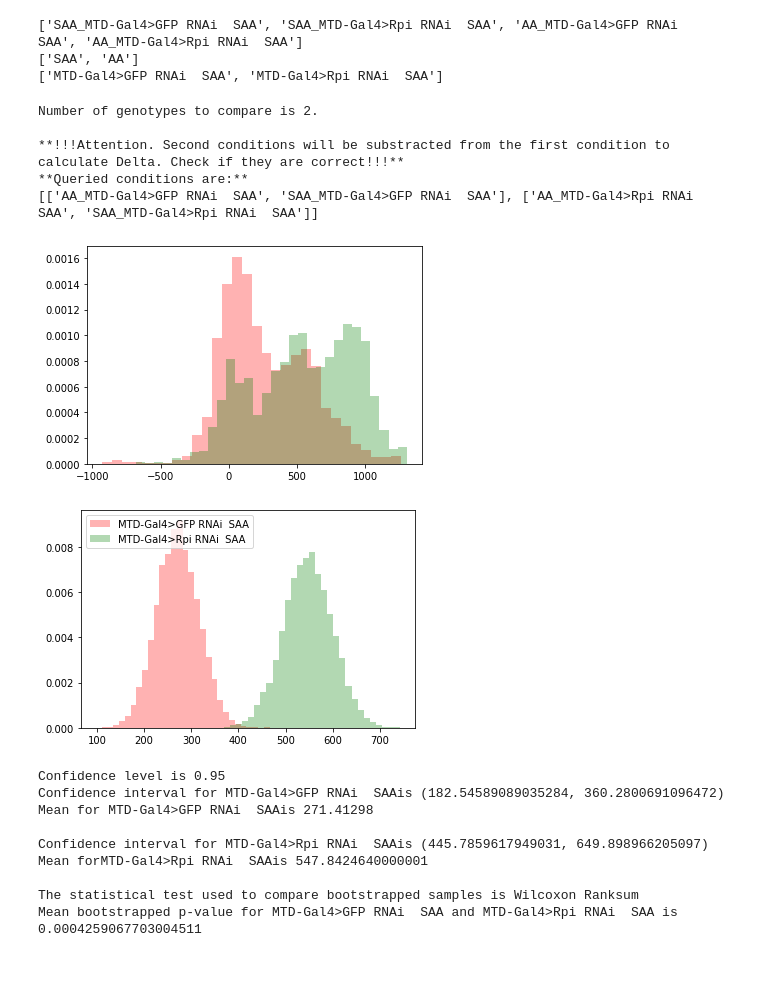
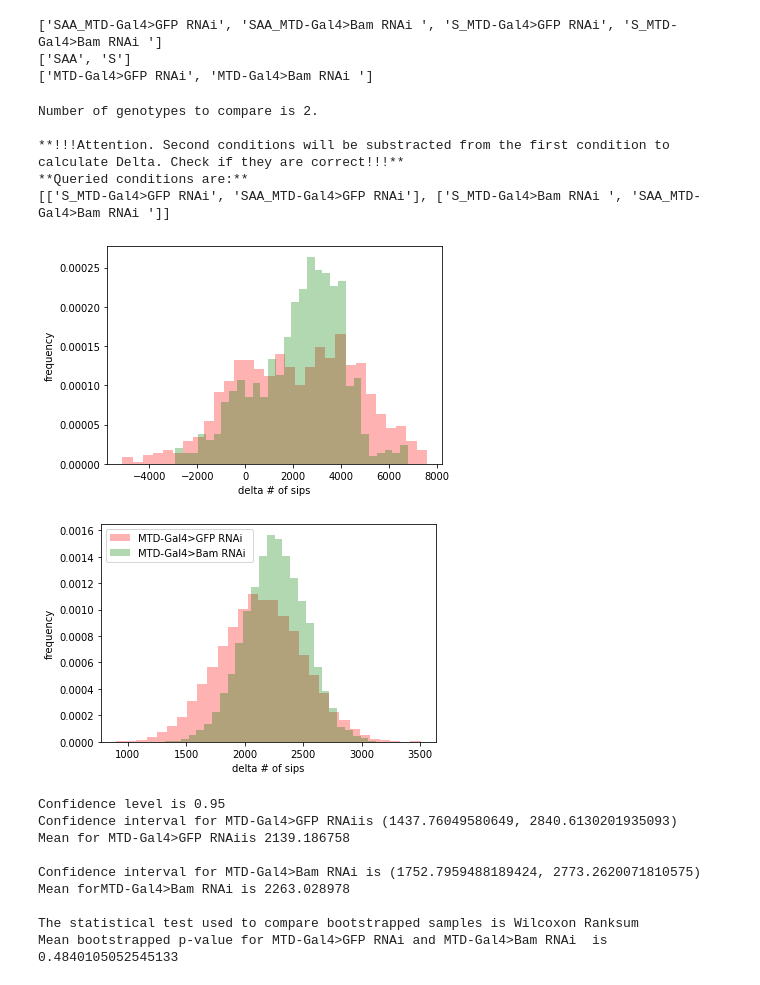
Before and after one commit to zitasantos/Germline-PPP-and-sugar-appetite, a Jupyter notebook: Delta_Sips_Carvalho_Santos_et_al_2020.ipynb, the cells around one changed output. Cells and saved outputs as stored; diff of their text form; code cells hidden in the pictures.

```diff
--- a/Delta_Sips_Carvalho_Santos_et_al_2020.ipynb
+++ b/Delta_Sips_Carvalho_Santos_et_al_2020.ipynb
@@ -5,7 +5,7 @@ import numpy as np
 
 
 #read the .csv file and create a list
-with open('Figure 6C.csv', newline='') as f:
+with open('Figure 3K.csv', newline='') as f:
     reader = csv.reader(f)
     data=[]
     for row in reader:
@@ -50,9 +50,9 @@ print(conditions)
 print(nutrient)
 print(genotype)
 # %% [output]
-['SAA_MTD-Gal4>GFP RNAi  SAA', 'SAA_MTD-Gal4>Rpi RNAi  SAA', 'AA_MTD-Gal4>GFP RNAi  SAA', 'AA_MTD-Gal4>Rpi RNAi  SAA']
-['SAA', 'AA']
-['MTD-Gal4>GFP RNAi  SAA', 'MTD-Gal4>Rpi RNAi  SAA']
+['SAA_MTD-Gal4>GFP RNAi', 'SAA_MTD-Gal4>Bam RNAi ', 'S_MTD-Gal4>GFP RNAi', 'S_MTD-Gal4>Bam RNAi ']
+['SAA', 'S']
+['MTD-Gal4>GFP RNAi', 'MTD-Gal4>Bam RNAi ']
 # %%
 #ORDERING CONDITIONS
 print('Number of genotypes to compare is '+ str(len(genotype)) + '.')
@@ -104,7 +104,7 @@ Number of genotypes to compare is 2.
 
 **!!!Attention. Second conditions will be substracted from the first condition to calculate Delta. Check if they are correct!!!**
 **Queried conditions are:**
-[['AA_MTD-Gal4>GFP RNAi  SAA', 'SAA_MTD-Gal4>GFP RNAi  SAA'], ['AA_MTD-Gal4>Rpi RNAi  SAA', 'SAA_MTD-Gal4>Rpi RNAi  SAA']]
+[['S_MTD-Gal4>GFP RNAi', 'SAA_MTD-Gal4>GFP RNAi'], ['S_MTD-Gal4>Bam RNAi ', 'SAA_MTD-Gal4>Bam RNAi ']]
 # %%
 #CALCULATION OF DELTAS
 
@@ -196,37 +196,37 @@ elif len(genotype)==3:
     ax1=pyplot.hist(all_possible_delta_values_1, number_of_bins, density=True, facecolor='r', alpha=transparency, label=genotype[0])
     ax2=pyplot.hist(all_possible_delta_values_2, number_of_bins, density=True, facecolor='g', alpha=transparency, label=genotype[1])
     ax3=pyplot.hist(all_possible_delta_values_3, number_of_bins, density=True, facecolor='b', alpha=transparency, label=genotype[2])
     pyplot.legend(loc='upper left')
     plt.xlabel('delta # of sips')
     plt.ylabel('frequency')
     pyplot.show()
 
 elif len(genotype)==2:
     all_possible_delta_values_1=[]
     for row_1 in cond_1:
         row_1=float(row_1)
         for row_2 in cond_2:
             row_2=float(row_2)
             if row_1>0 and row_2>0:
                 all_possible_delta_values_1.append(row_1-row_2)
 
 
     all_possible_delta_values_2=[]
     for row_3 in cond_3:
         row_3=float(row_3)
         for row_4 in cond_4:
             row_4=float(row_4)
             if row_3>0 and row_4>0:
                 all_possible_delta_values_2.append(row_3-row_4)
 
     #plot distributions
-    ax1=pyplot.hist(all_possible_delta_values_1, number_of_bins, density=True, facecolor='r', alpha=transparency, label=genotype[0])
-    ax2=pyplot.hist(all_possible_delta_values_2, number_of_bins, density=True, facecolor='g', alpha=transparency, label=genotype[1])
+    ax1=plt.hist(all_possible_delta_values_1, number_of_bins, density=True, facecolor='r', alpha=transparency, label=genotype[0])
+    ax2=plt.hist(all_possible_delta_values_2, number_of_bins, density=True, facecolor='g', alpha=transparency, label=genotype[1])
     plt.xlabel('delta # of sips')
     plt.ylabel('frequency')
-    pyplot.show()
+    plt.show()
 # %% [output]
-[figure, old version]
+[figure, new version]
 # %%
 #BOOTSTRAPPING
 from sklearn.utils import resample
@@ -508,13 +508,13 @@ if len(queried_conditions)==2:
     print('The statistical test used to compare bootstrapped samples is ' + hypothesis_testing)
     print('Mean bootstrapped p-value for ' + genotype[0] + ' and '+ genotype[1] + ' is ' + str(median_bootstrapped_p_val_1_2))
 # %% [output]
-[figure, old version]
+[figure, new version]
 Confidence level is 0.95
-Confidence interval for MTD-Gal4>GFP RNAi  SAAis (182.54589089035284, 360.2800691096472)
-Mean for MTD-Gal4>GFP RNAi  SAAis 271.41298
+Confidence interval for MTD-Gal4>GFP RNAiis (1437.76049580649, 2840.6130201935093)
+Mean for MTD-Gal4>GFP RNAiis 2139.186758
 
-Confidence interval for MTD-Gal4>Rpi RNAi  SAAis (445.7859617949031, 649.898966205097)
-Mean forMTD-Gal4>Rpi RNAi  SAAis 547.8424640000001
+Confidence interval for MTD-Gal4>Bam RNAi is (1752.7959488189424, 2773.2620071810575)
+Mean forMTD-Gal4>Bam RNAi is 2263.028978
 
 The statistical test used to compare bootstrapped samples is Wilcoxon Ranksum
-Mean bootstrapped p-value for MTD-Gal4>GFP RNAi  SAA and MTD-Gal4>Rpi RNAi  SAA is 0.0004259067703004511
+Mean bootstrapped p-value for MTD-Gal4>GFP RNAi and MTD-Gal4>Bam RNAi  is 0.4840105052545133
```
Also changed, not shown: 1 other file.
